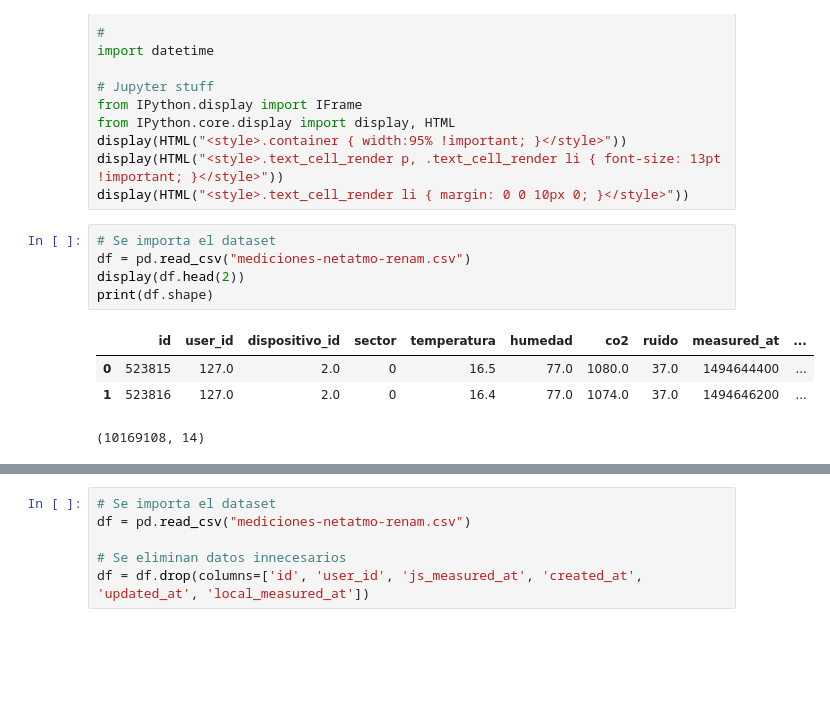
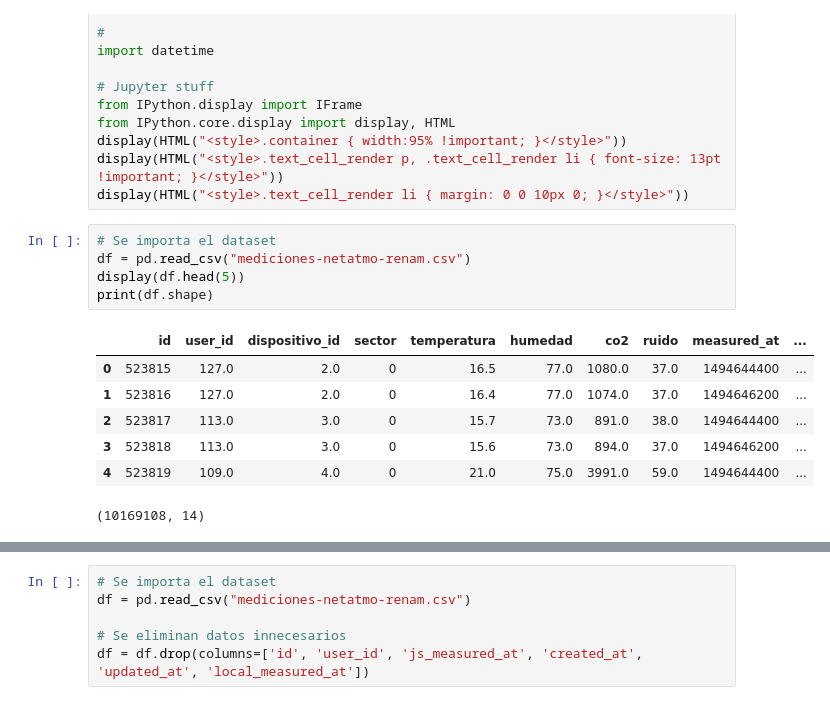
Before and after one commit to fco96/memoria, a Jupyter notebook: Memoria Francisco Olivares.ipynb, the cells around one changed output, grey strips where cells are left out. Drawn from its saved outputs; the diff is of its cells as text; blank space fills up the shorter version.

```diff
--- a/Memoria Francisco Olivares.ipynb
+++ b/Memoria Francisco Olivares.ipynb
@@ -17,10 +17,13 @@ display(HTML("<style>.text_cell_render li { margin: 0 0 10px 0; }</style>"))
 # %%
 # Se importa el dataset
 df = pd.read_csv("mediciones-netatmo-renam.csv")
-display(df.head(2))
+display(df.head(5))
 print(df.shape)
 # %% [output]
 |  | id | user_id | dispositivo_id | sector | temperatura | humedad | co2 | ruido | measured_at | ... |
 | 0 | 523815 | 127.0 | 2.0 | 0 | 16.5 | 77.0 | 1080.0 | 37.0 | 1494644400 | ... |
 | 1 | 523816 | 127.0 | 2.0 | 0 | 16.4 | 77.0 | 1074.0 | 37.0 | 1494646200 | ... |
+| 2 | 523817 | 113.0 | 3.0 | 0 | 15.7 | 73.0 | 891.0 | 38.0 | 1494644400 | ... |
+| 3 | 523818 | 113.0 | 3.0 | 0 | 15.6 | 73.0 | 894.0 | 37.0 | 1494646200 | ... |
+| 4 | 523819 | 109.0 | 4.0 | 0 | 21.0 | 75.0 | 3991.0 | 59.0 | 1494644400 | ... |
 (10169108, 14)
```
Also changed, not shown: parts of 6 cells of this notebook, 2 other files.
